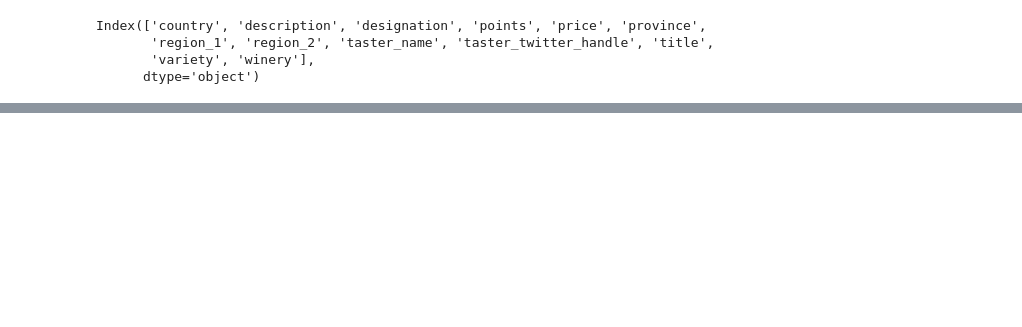
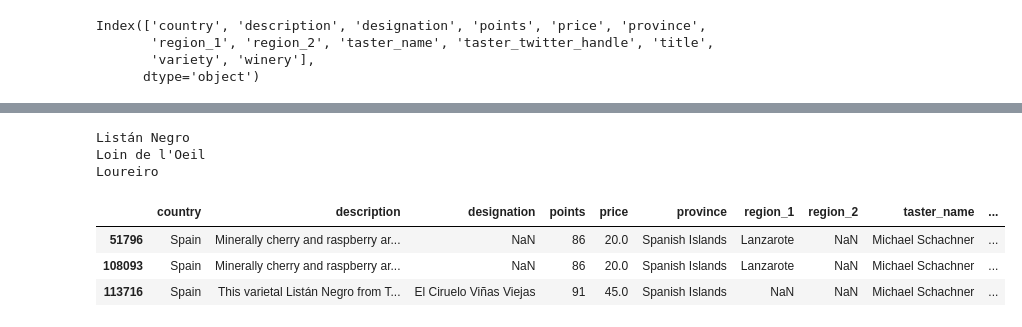
Before and after one commit to Jalari/DS3001, a Jupyter notebook: recommender.ipynb, the cells around one changed output, grey strips where cells are left out. Drawn from its saved outputs; the diff is of its cells as text; code cells hidden in the pictures; blank space fills up the shorter version.

```diff
--- a/recommender.ipynb
+++ b/recommender.ipynb
@@ -42,8 +43,10 @@ def recommender(x,y,z="points"):
     wine1 = wine[col]
     wine1 = wine1.dropna(axis=0)
     wine1 = wine1.drop_duplicates([x,y])
-    wine1 = wine1[wine1['points'] >85]
-    wine_pivot = wine1.pivot(index= x, columns=y,values='points').fillna(0)
+#     wine1 = wine1[wine1['points'] >85]
+#     print(wine1)
+#     wine_pivot = wine1.pivot(index= x, columns=y,values='points').fillna(0)
+    print(wine_pivot)
     wine_pivot_matrix = csr_matrix(wine_pivot)
     # print(wine_pivot_matrix)
     knn = NearestNeighbors(n_neighbors=10,algorithm= 'brute', metric= 'cosine')
@@ -97,0 +126,18 @@ Recmmendation for Siria:
+# %%
+# wine1.iloc(264)
+i = 264
+query = wine_pivot.index[i]
+print(query)
+print(wine_pivot.index[i+1])
+print(wine_pivot.index[i+2])
+wine.loc[wine['variety'] == query]# wine['tile'].
+
+# wine1.head()
+# %% [output]
+Listán Negro
+Loin de l'Oeil
+Loureiro
+|  | country | description | designation | points | price | province | region_1 | region_2 | taster_name | ... |
+| 51796 | Spain | Minerally cherry and raspberry ar... | NaN | 86 | 20.0 | Spanish Islands | Lanzarote | NaN | Michael Schachner | ... |
+| 108093 | Spain | Minerally cherry and raspberry ar... | NaN | 86 | 20.0 | Spanish Islands | Lanzarote | NaN | Michael Schachner | ... |
+| 113716 | Spain | This varietal Listán Negro from T... | El Ciruelo Viñas Viejas | 91 | 45.0 | Spanish Islands | NaN | NaN | Michael Schachner | ... |
```
Also changed, not shown: parts of 6 cells of this notebook, 1 other file.
